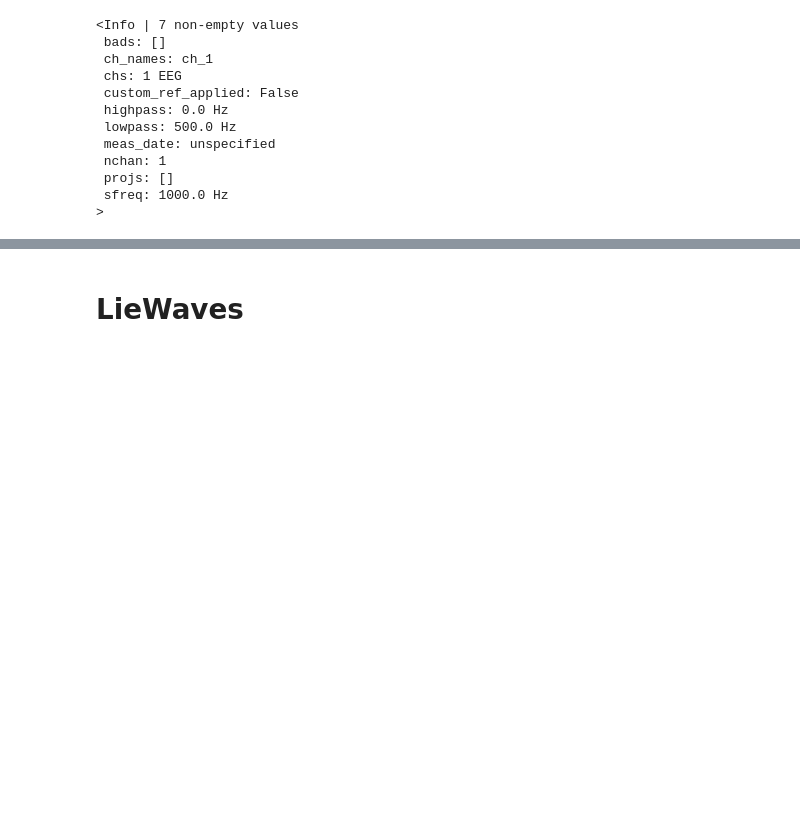
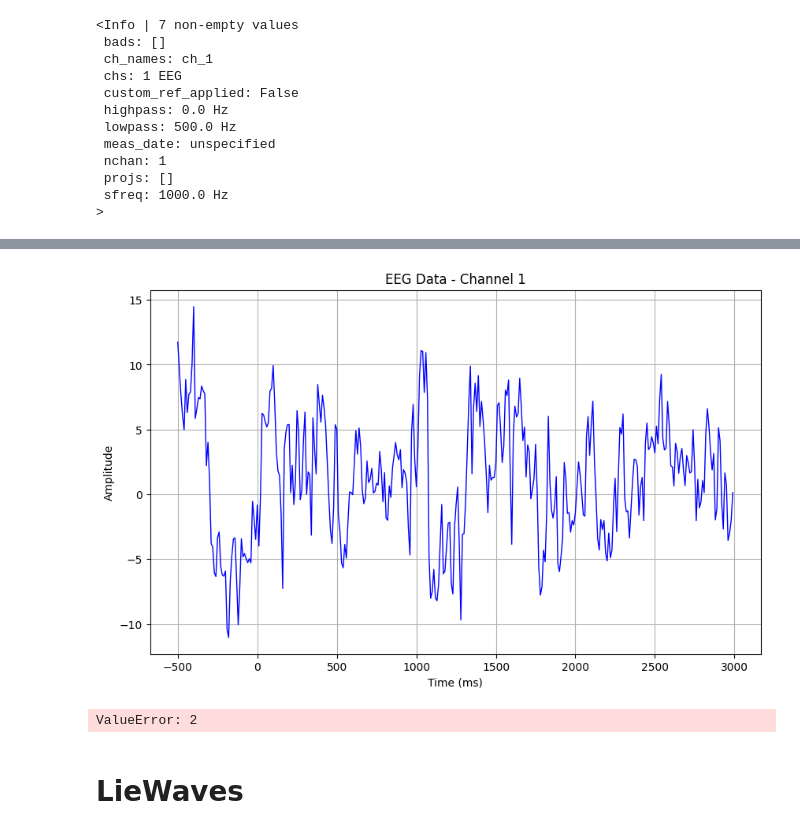
Before and after one commit to eldhosejoseph/thesis, a Jupyter notebook: thesis.ipynb, the cells around one changed output, grey strips where cells are left out. Cells and saved outputs as stored; diff of their text form; code cells hidden in the pictures; blank space fills up the shorter version.

```diff
--- a/thesis.ipynb
+++ b/thesis.ipynb
@@ -346,3 +497,44 @@ ValueError: setting an array element with a sequence.
+# %%
+import matplotlib.pyplot as plt
+import numpy as np
+
+# Extract EEG data and timestamps
+eeg_data = observer_df.iloc[0][0]
+timestamps = observer_df.iloc[0][1]
+
+# Reshape timestamps to match the shape of EEG data
+timestamps = np.squeeze(timestamps)
+
+# Select the channel to plot (change this manually)
+channel_idx = 0
+
+# Plot EEG data for the selected channel
+plt.figure(figsize=(10, 6))
+plt.plot(timestamps, eeg_data[:, channel_idx, 0], color='b', linewidth=1)
+plt.xlabel('Time (ms)')
+plt.ylabel('Amplitude')
+plt.title(f'EEG Data - Channel {channel_idx + 1}')
+plt.grid(True)
+plt.show()
+# %% [output]
+[figure, added]
+# %%
+# Assuming 'observer' and 'player' are the relevant keys containing the NumPy arrays
+observer_data = mat_contents['observer']
+player_data = mat_contents['player']
+
+# Convert NumPy arrays to DataFrames
+observer_df = pd.DataFrame(observer_data)
+player_df = pd.DataFrame(player_data)
+
+# Display the DataFrames
+print("Observer DataFrame:")
+print(observer_df)
+
+print("\nPlayer DataFrame:")
+print(player_df)
+# %% [output]
+ValueError: 2
 # %% [markdown]
 # LieWaves
 # %% [markdown]
```
Also changed, not shown: parts of 9 cells of this notebook.
